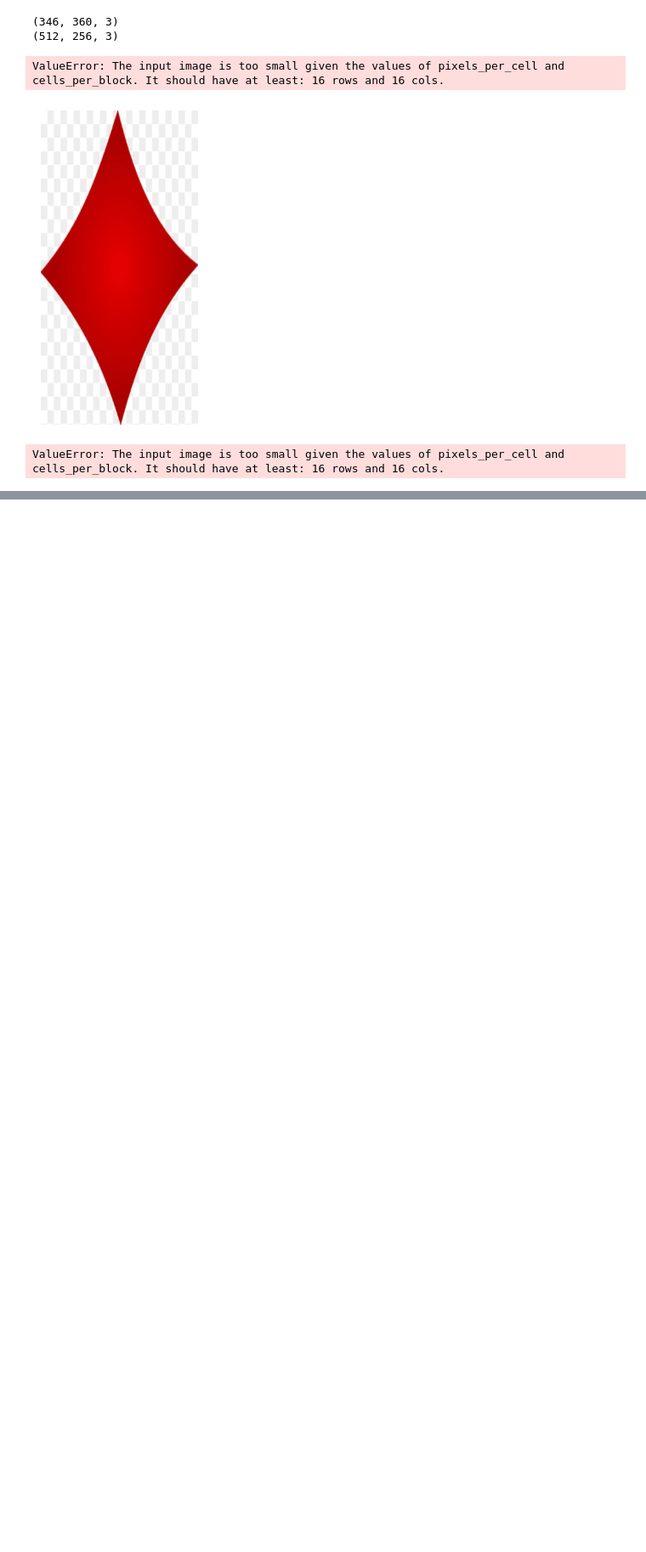
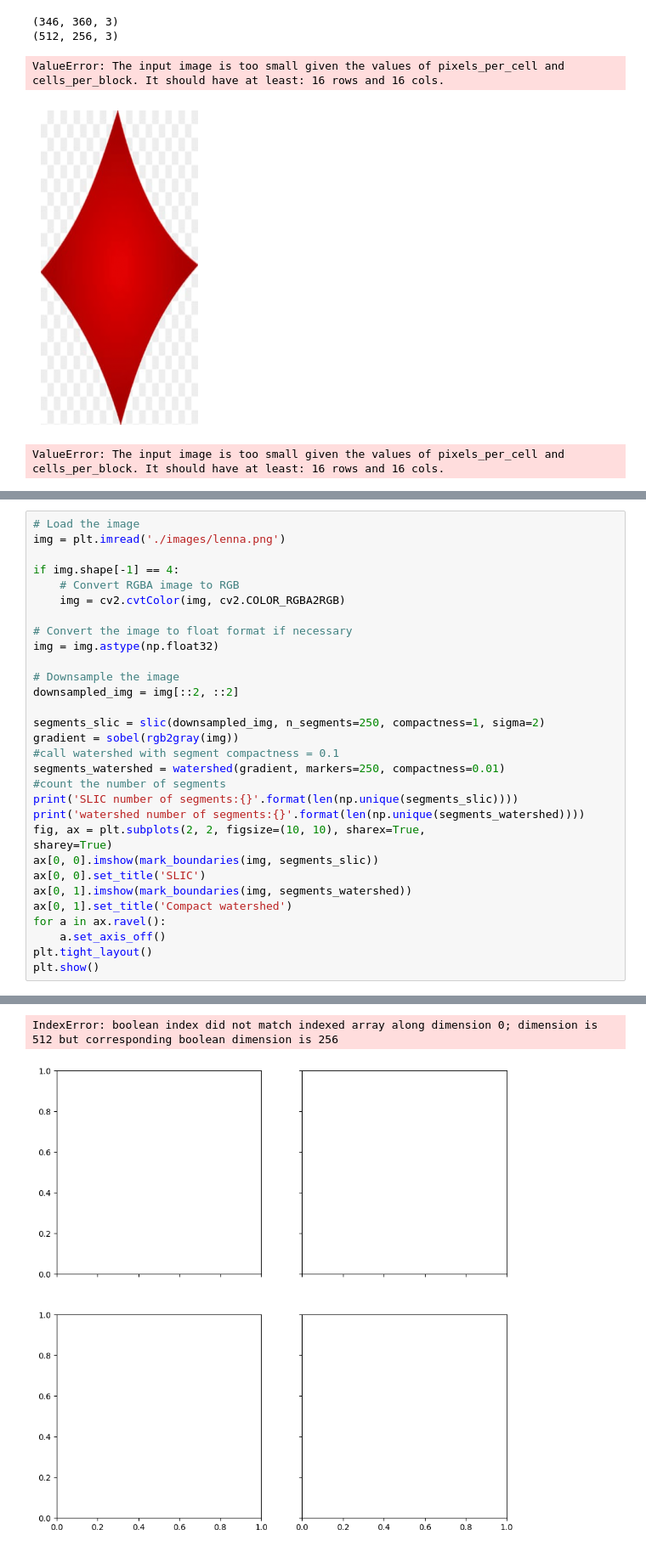
Before and after one commit to anuragsgupta/FIITD-Computer-Vision, a Jupyter notebook: assignment2.ipynb, the cells around one changed output, grey strips where cells are left out. Shown at 85% size. Cells and saved outputs as stored; diff of their text form; blank space fills up the shorter version.

```diff
--- a/assignment2.ipynb
+++ b/assignment2.ipynb
@@ -90,0 +153,32 @@ ValueError: The input image is too small given the values of pixels_per_cell and
+# %%
+# Load the image
+img = plt.imread('./images/lenna.png')
+
+if img.shape[-1] == 4:
+    # Convert RGBA image to RGB
+    img = cv2.cvtColor(img, cv2.COLOR_RGBA2RGB)
+
+# Convert the image to float format if necessary
+img = img.astype(np.float32)
+
+# Downsample the image
+downsampled_img = img[::2, ::2]
+
+segments_slic = slic(downsampled_img, n_segments=250, compactness=1, sigma=2)
+gradient = sobel(rgb2gray(img))
+#call watershed with segment compactness = 0.1
+segments_watershed = watershed(gradient, markers=250, compactness=0.01)
+#count the number of segments
+print('SLIC number of segments:{}'.format(len(np.unique(segments_slic))))
+print('watershed number of segments:{}'.format(len(np.unique(segments_watershed))))
+fig, ax = plt.subplots(2, 2, figsize=(10, 10), sharex=True,
+sharey=True)
+ax[0, 0].imshow(mark_boundaries(img, segments_slic))
+ax[0, 0].set_title('SLIC')
+ax[0, 1].imshow(mark_boundaries(img, segments_watershed))
+ax[0, 1].set_title('Compact watershed')
+for a in ax.ravel():
+    a.set_axis_off()
+plt.tight_layout()
+plt.show()
+# %% [output]
@@ -90,0 +187,2 @@ ValueError: The input image is too small given the values of pixels_per_cell and
+IndexError: boolean index did not match indexed array along dimension 0; dimension is 512 but corresponding boolean dimension is 256
+[figure, added]
```
Also changed, not shown: parts of 3 cells of this notebook, 40 other files.
